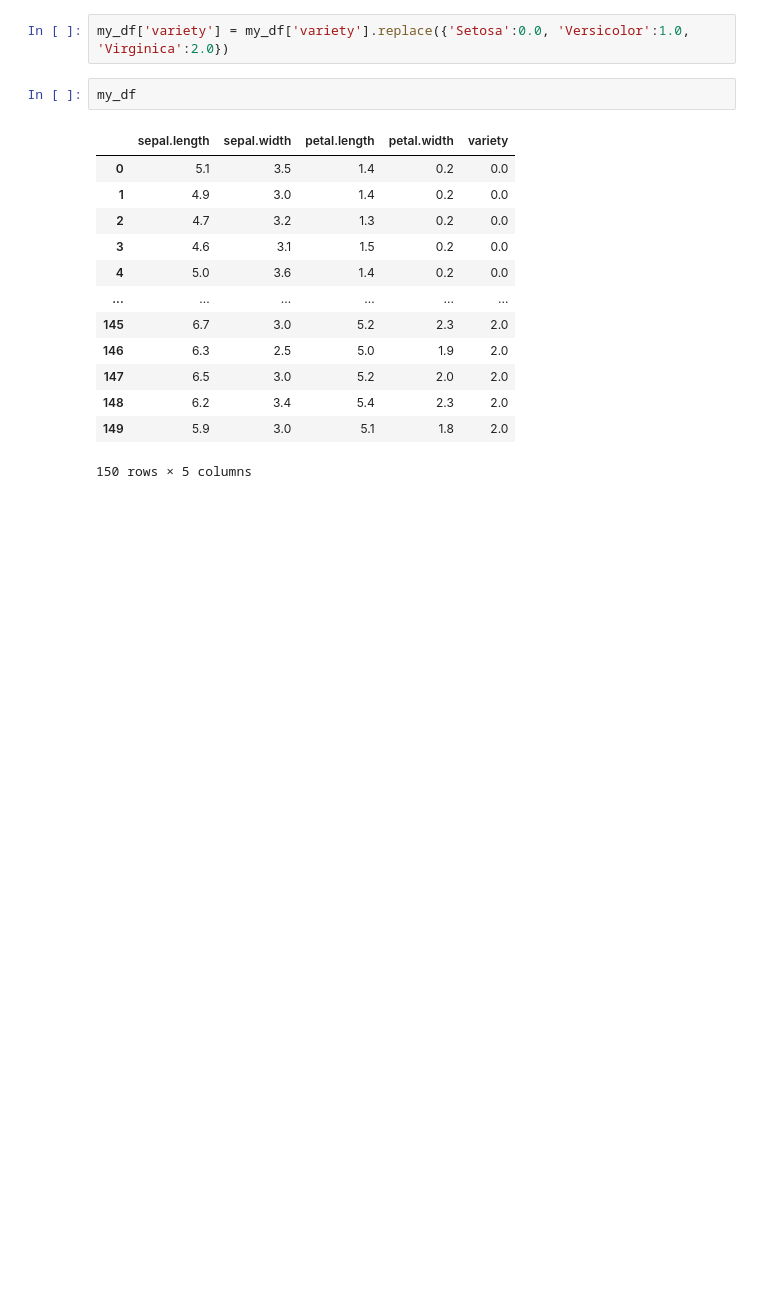
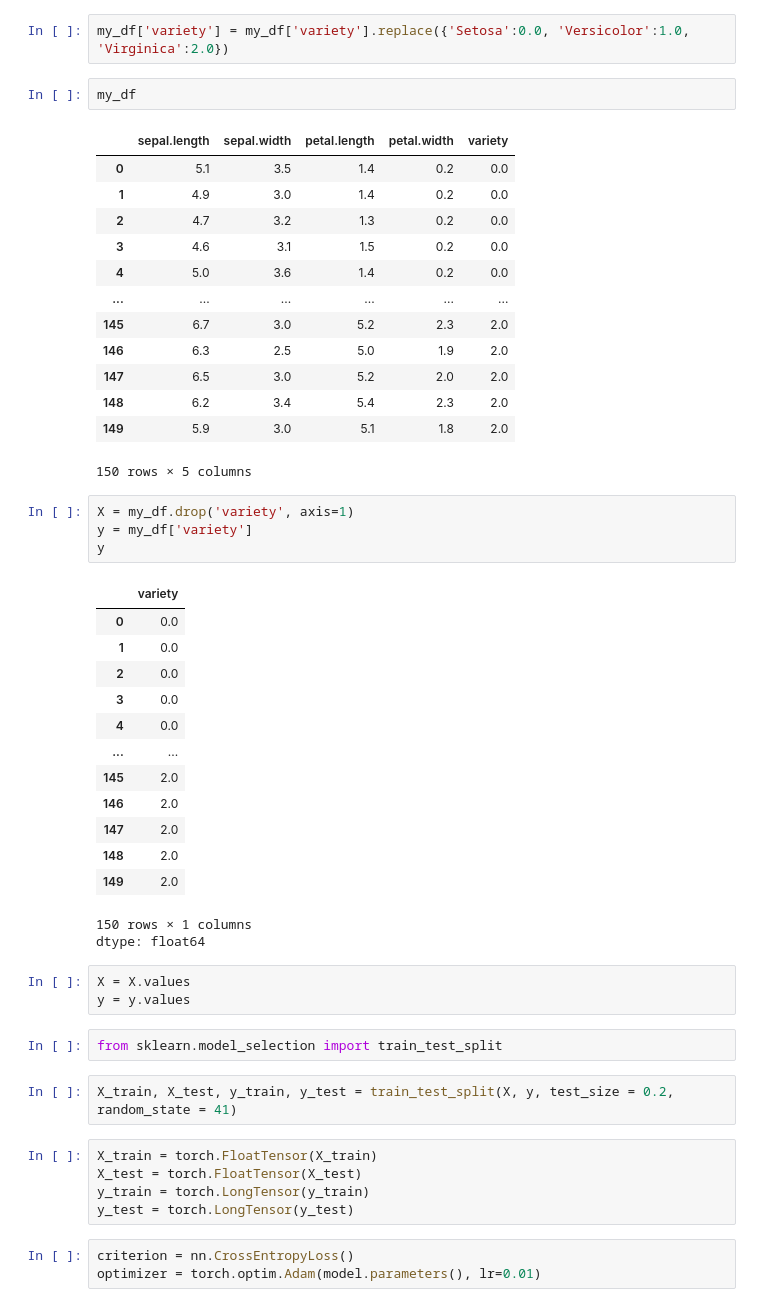
Before and after one commit to Manyam-Git/pytorch_tutorial, a Jupyter notebook: simple_NueralNetwork.ipynb, the cells around one changed output. Cells and saved outputs as stored; diff of their text form; blank space fills up the shorter version.

```diff
--- a/simple_NueralNetwork.ipynb
+++ b/simple_NueralNetwork.ipynb
@@ -63,3 +62,37 @@ my_df
 | 148 | 6.2 | 3.4 | 5.4 | 2.3 | 2.0 |
 | 149 | 5.9 | 3.0 | 5.1 | 1.8 | 2.0 |
 150 rows × 5 columns
+# %%
+X = my_df.drop('variety', axis=1)
+y = my_df['variety']
+y
+# %% [output]
+|  | variety |
+| 0 | 0.0 |
+| 1 | 0.0 |
+| 2 | 0.0 |
+| 3 | 0.0 |
+| 4 | 0.0 |
+| ... | ... |
+| 145 | 2.0 |
+| 146 | 2.0 |
+| 147 | 2.0 |
+| 148 | 2.0 |
+| 149 | 2.0 |
+150 rows × 1 columns
+dtype: float64
+# %%
+X = X.values
+y = y.values
+# %%
+from sklearn.model_selection import train_test_split
+# %%
+X_train, X_test, y_train, y_test = train_test_split(X, y, test_size = 0.2, random_state = 41)
+# %%
+X_train = torch.FloatTensor(X_train)
+X_test = torch.FloatTensor(X_test)
+y_train = torch.LongTensor(y_train)
+y_test = torch.LongTensor(y_test)
+# %%
+criterion = nn.CrossEntropyLoss()
+optimizer = torch.optim.Adam(model.parameters(), lr=0.01)
```
Also changed, not shown: parts of 4 cells of this notebook.
